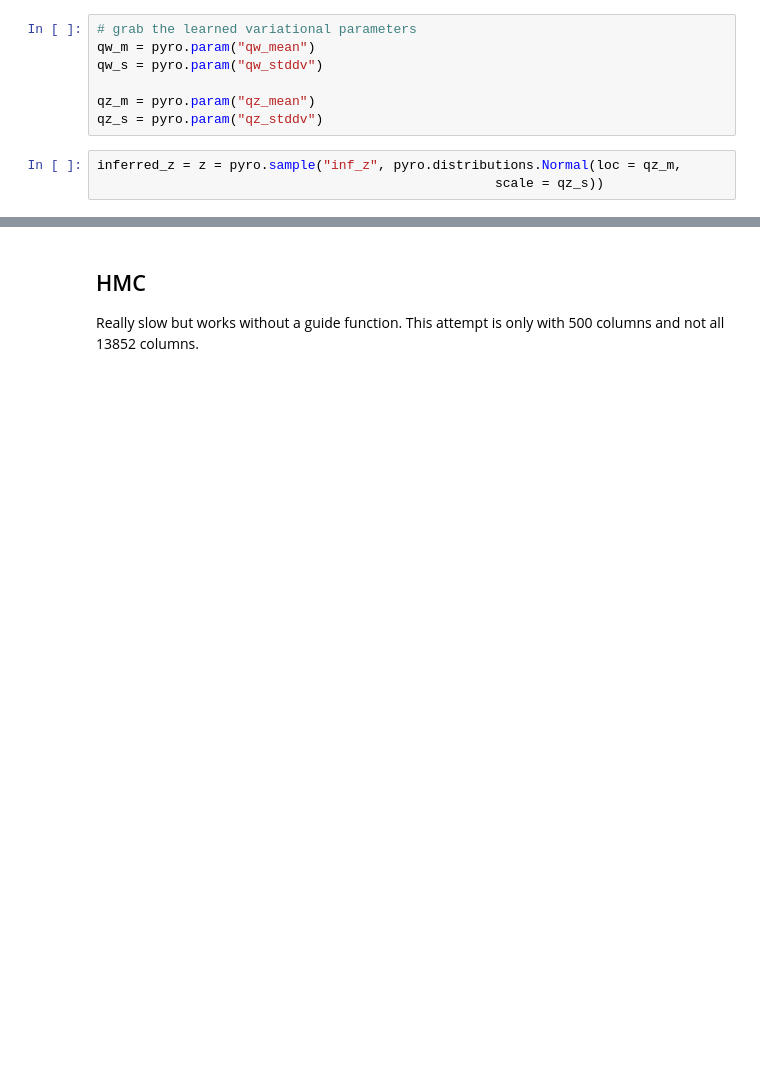
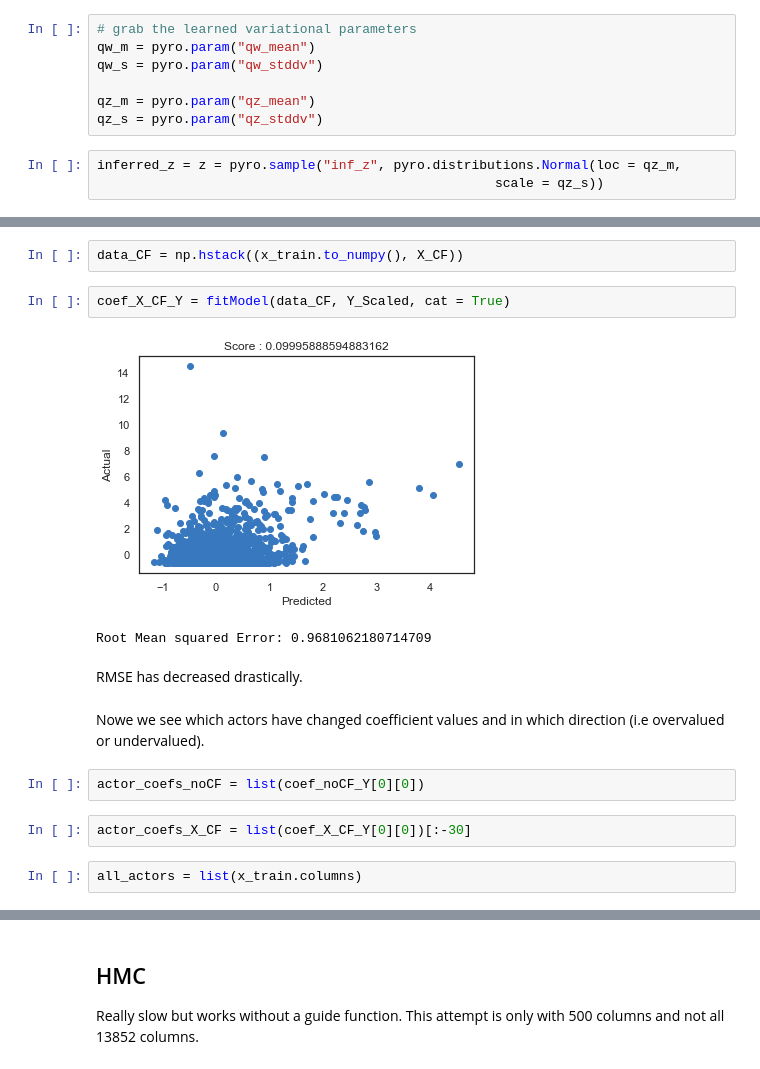
Before and after one commit to sarthakkothari/DeconfoundingFilmPredictions, a Jupyter notebook: 2.0_probpca_pyro.ipynb, the cells around one changed output, grey strips where cells are left out. Drawn from its saved outputs; the diff is of its cells as text; blank space fills up the shorter version.

```diff
--- a/2.0_probpca_pyro.ipynb
+++ b/2.0_probpca_pyro.ipynb
@@ -167,0 +187,17 @@ data.to_csv('ohe_movies_confounders.csv', header=True, index=False)
+# %%
+data_CF = np.hstack((x_train.to_numpy(), X_CF))
+# %%
+coef_X_CF_Y = fitModel(data_CF, Y_Scaled, cat = True)
+# %% [output]
+[figure, added]
+Root Mean squared Error: 0.9681062180714709
+# %% [markdown]
+RMSE has decreased drastically.
+# %% [markdown]
+Nowe we see which actors have changed coefficient values and in which direction (i.e overvalued or undervalued).
+# %%
+actor_coefs_noCF = list(coef_noCF_Y[0][0])
+# %%
+actor_coefs_X_CF = list(coef_X_CF_Y[0][0])[:-30]
+# %%
+all_actors = list(x_train.columns)
```
Also changed, not shown: parts of 34 cells of this notebook.
